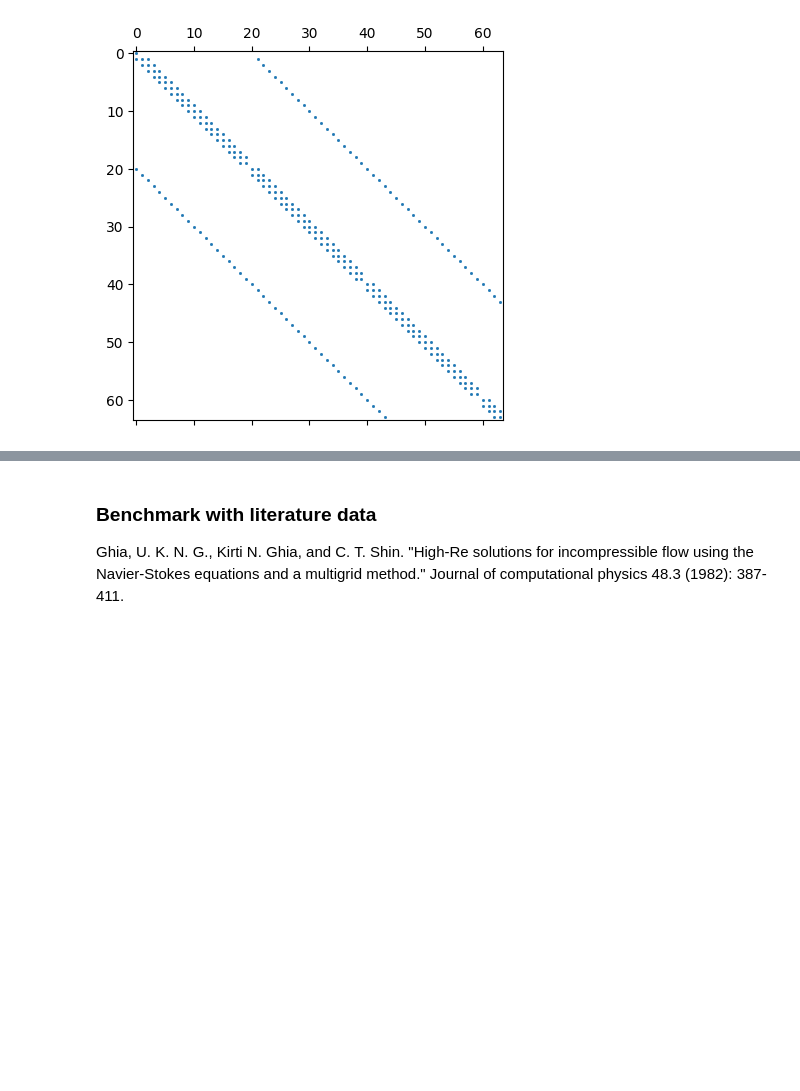
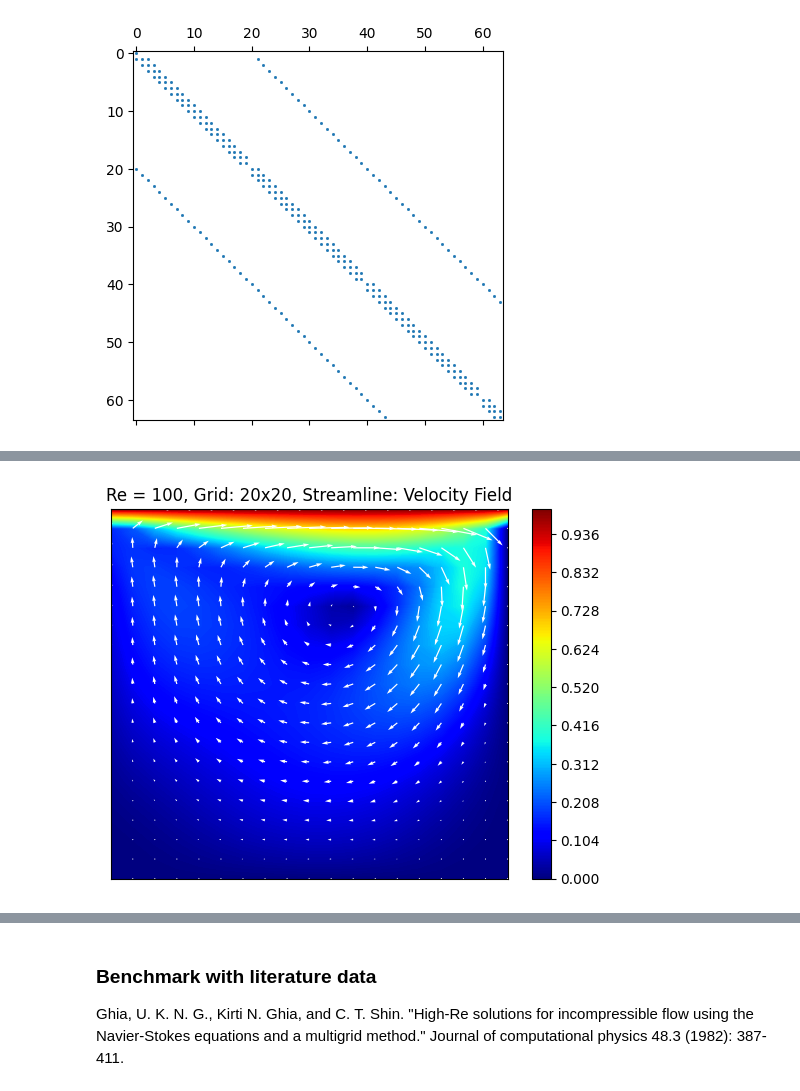
Before and after one commit to comp-physics/NISQ-Quantum-CFD, a Jupyter notebook: SIMPLE_LDC.ipynb, the cells around one changed output, grey strips where cells are left out. Cells and saved outputs as stored; diff of their text form; code cells hidden in the pictures; blank space fills up the shorter version.

```diff
--- a/SIMPLE_LDC.ipynb
+++ b/SIMPLE_LDC.ipynb
@@ -136,0 +139,14 @@ plt.show()
+# %%
+plt.figure()
+X, Y = np.meshgrid(x, y)
+plt.contourf(X, Y, np.sqrt(u[1:imax,:].T**2 + v[1:imax, 0:jmax].T**2), 300, cmap='jet')
+plt.colorbar()
+# skip = (slice(None, None, 2), slice(None, None, 2))
+plt.quiver(X, Y, u[1:imax,:].T, v[1:imax, 0:jmax].T, color='w')
+plt.title('Re = {0}, Grid: {1}x{2}, Streamline: Velocity Field'.format(Re, imax, jmax))
+plt.xticks([])
+plt.yticks([])
+# plt.savefig("Stream_Re{0}_Grid{1}x{2}.png".format(Re, imax, jmax), dpi=500)
+plt.show()
+# %% [output]
+[figure, added]
```
Also changed, not shown: parts of 8 cells of this notebook.
